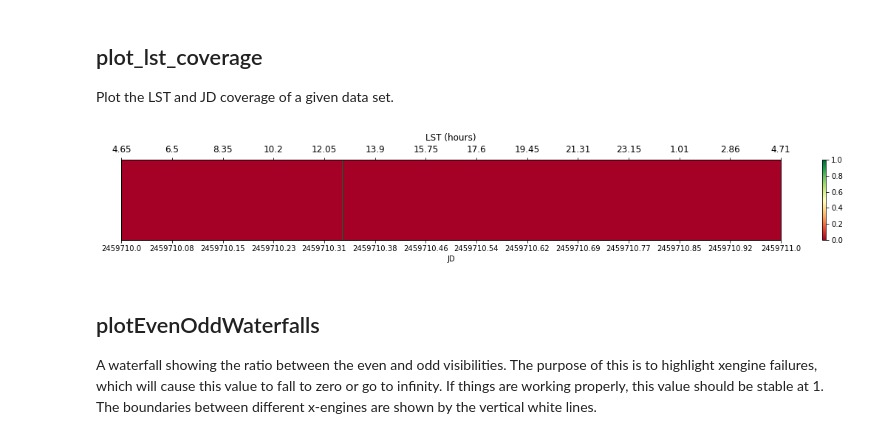
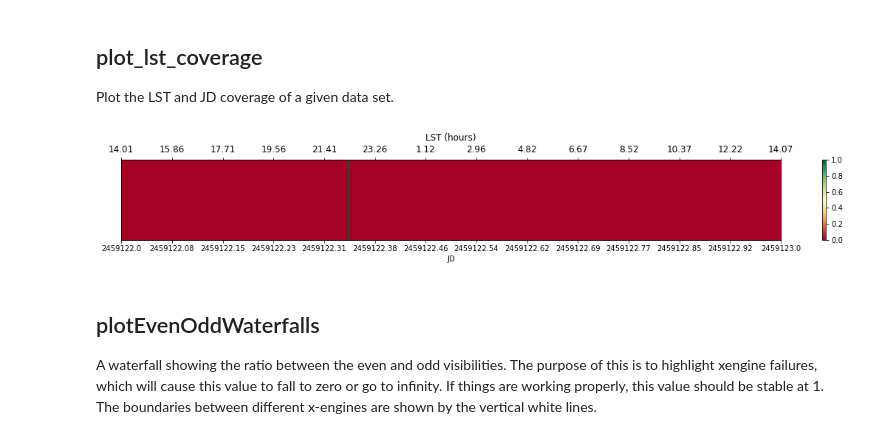
Before and after one commit to HERA-Team/hera_commissioning_tools, a Jupyter notebook: notebooks/plot_library.ipynb, the cells around one changed output. Cells and saved outputs as stored; diff of their text form; code cells hidden in the pictures.

```diff
--- a/notebooks/plot_library.ipynb
+++ b/notebooks/plot_library.ipynb
@@ -82,9 +88,9 @@ plots.plot_antenna_positions(uv_sum_sky,badAnts=[81,84,119,143])
 
 Plot the LST and JD coverage of a given data set.
 # %%
-plots.plot_lst_coverage(uv_sum)
+plots.plot_lst_coverage(uv_sum_sky)
 # %% [output]
-[figure, old version]
+[figure, new version]
 # %% [markdown]
 ## plotEvenOddWaterfalls
 
```
Also changed, not shown: parts of 11 cells of this notebook.
